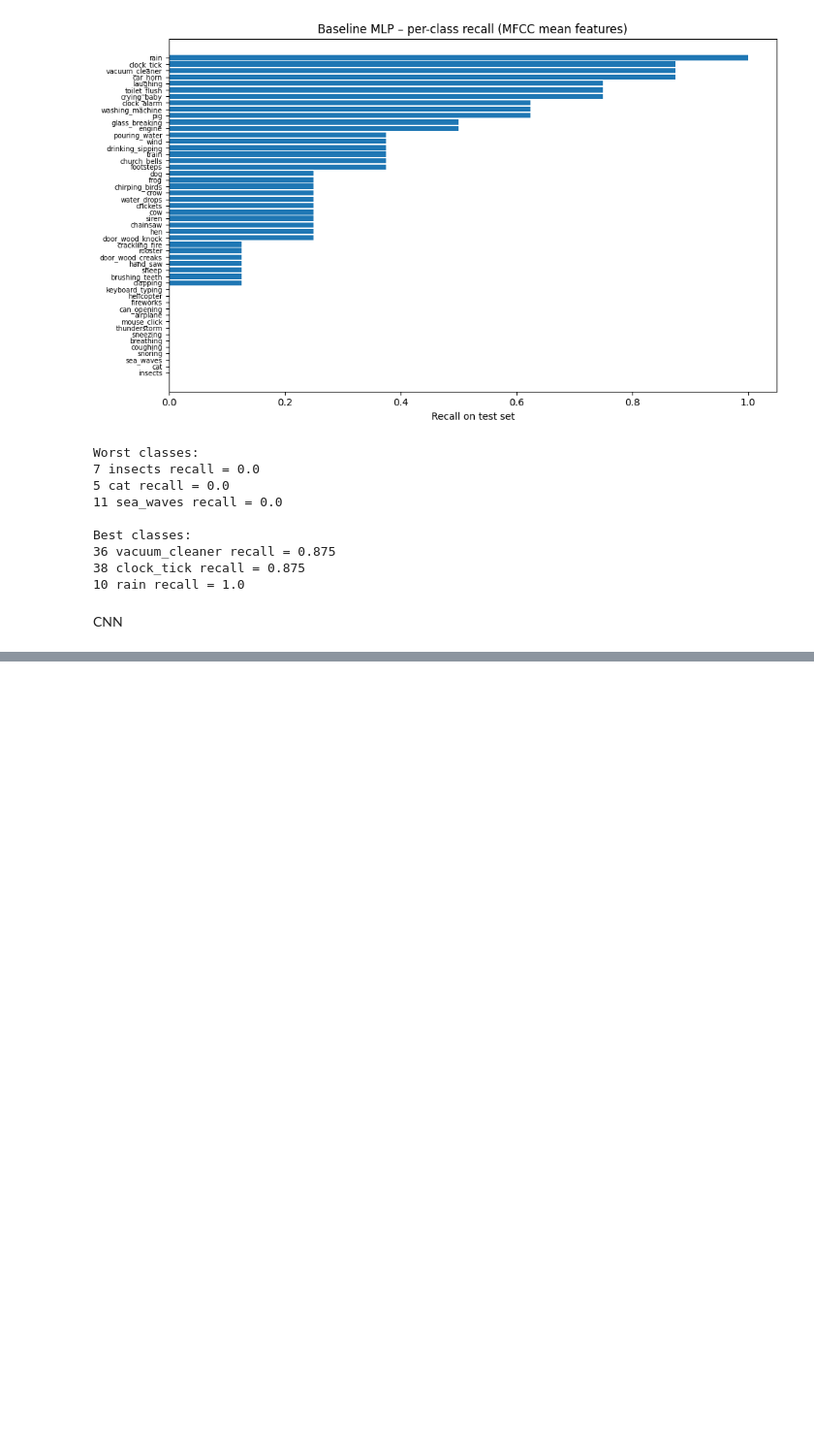
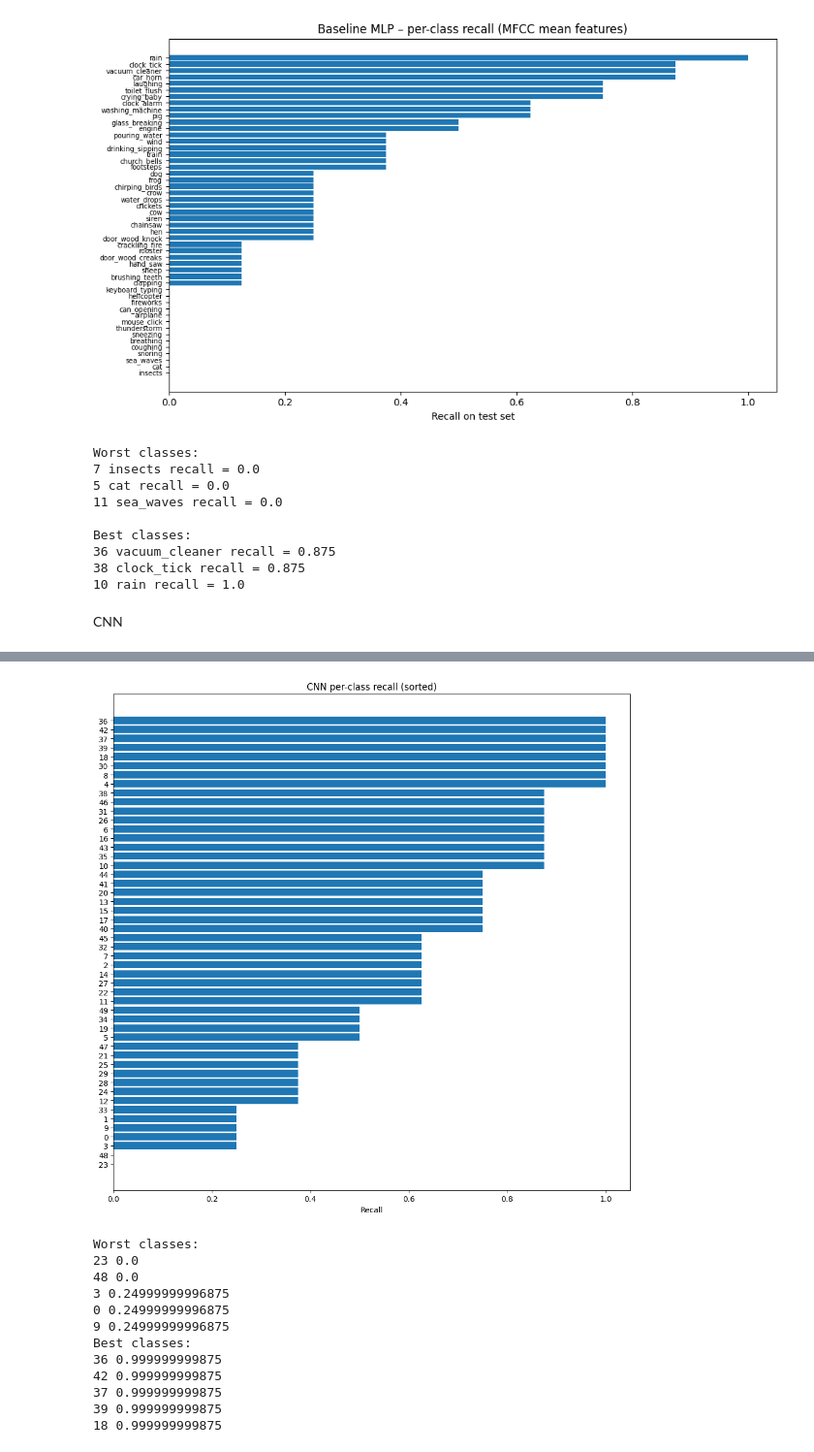
Before and after one commit to Emnaothm96/DEEP_LEARNING, a Jupyter notebook: URBANSOUND.ipynb, the cells around one changed output, grey strips where cells are left out. Shown at 97% size. Drawn from its saved outputs; the diff is of its cells as text; code cells hidden in the pictures; blank space fills up the shorter version.

```diff
--- a/URBANSOUND.ipynb
+++ b/URBANSOUND.ipynb
@@ -632,0 +944,34 @@ CNN
+# %%
+recall = np.diag(cm) / (cm.sum(axis=1) + 1e-9)
+order = np.argsort(recall)
+
+plt.figure(figsize=(10, 10))
+plt.barh(range(num_classes), recall[order])
+plt.yticks(range(num_classes), order)
+plt.xlabel("Recall")
+plt.title("CNN per-class recall (sorted)")
+plt.tight_layout()
+plt.savefig("cnn_per_class_recall.png", dpi=300)
+plt.show()
+
+print("Worst classes:")
+for i in order[:5]:
+    print(i, recall[i])
+
+print("Best classes:")
+for i in order[-5:][::-1]:
+    print(i, recall[i])
+# %% [output]
+[figure, added]
+Worst classes:
+23 0.0
+48 0.0
+3 0.24999999996875
+0 0.24999999996875
+9 0.24999999996875
+Best classes:
+36 0.999999999875
+42 0.999999999875
+37 0.999999999875
+39 0.999999999875
+18 0.999999999875
```
Also changed, not shown: parts of 14 cells of this notebook.
